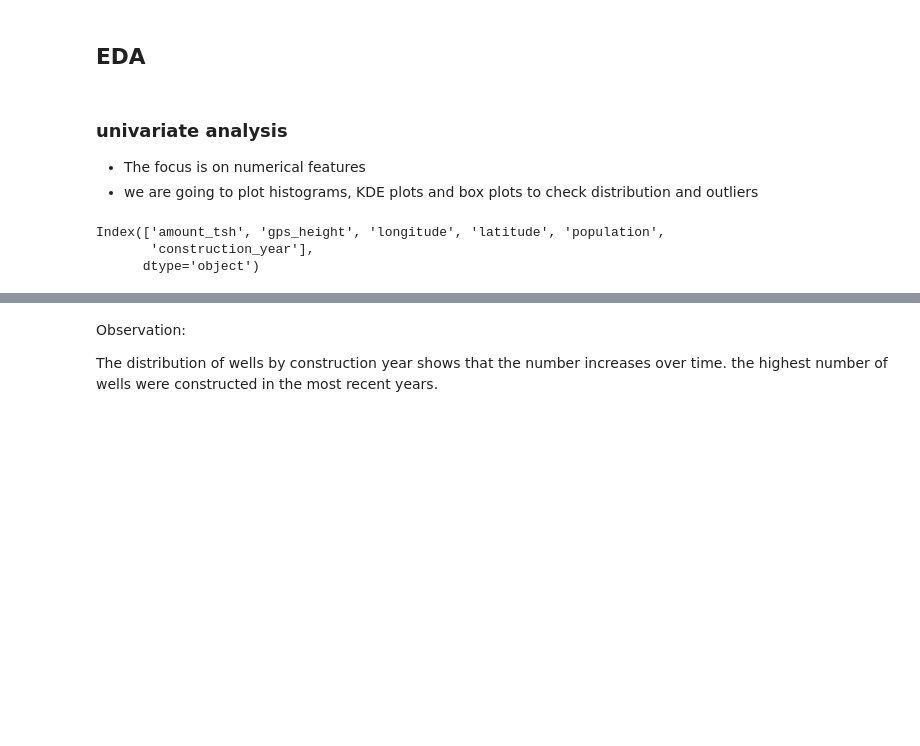
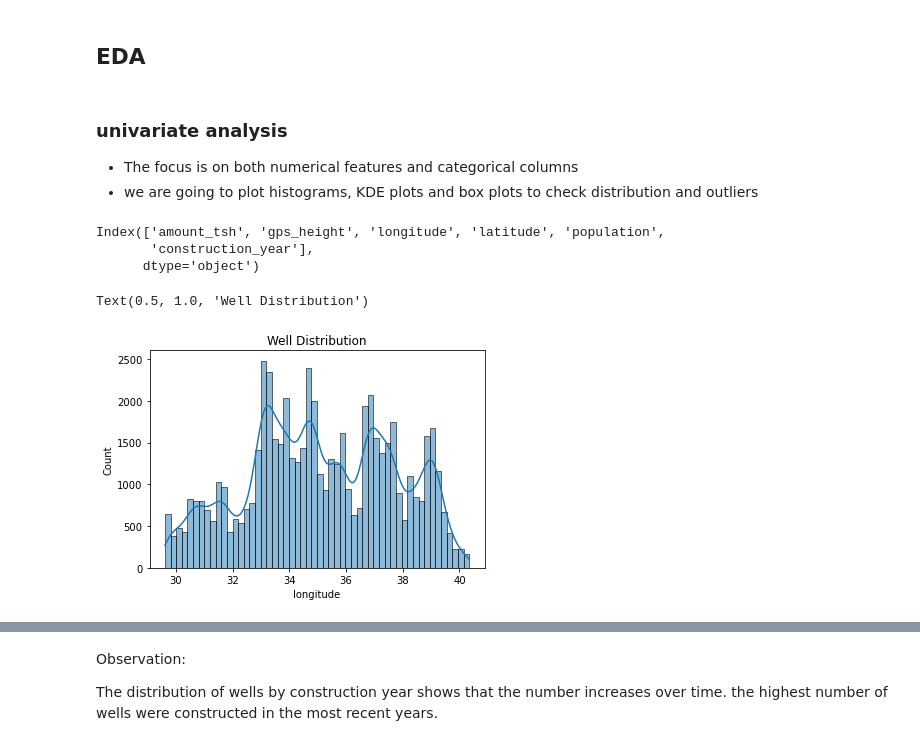
Before and after one commit to sharleneateyo/phase_3_project, a Jupyter notebook: notebook.ipynb, the cells around one changed output, grey strips where cells are left out. Cells and saved outputs as stored; diff of their text form; code cells hidden in the pictures; blank space fills up the shorter version.

```diff
--- a/notebook.ipynb
+++ b/notebook.ipynb
@@ -1188,0 +1284,3 @@ train_df.drop("waterpoint_type_group", axis= 1, inplace= True)
+# %%
+# changing latitude and longitude columns with 0 values to NaN
+train_df["longitude"] = train_df["longitude"].replace(0, np.nan)
@@ -1188,0 +1302,6 @@ train_df.drop("waterpoint_type_group", axis= 1, inplace= True)
+# %%
+#  Computing region mean longitudes (ignoring NaNs)
+region_lon_means = train_df.groupby("region")["longitude"].transform("mean")
+
+# Filling missing values with region mean
+train_df["longitude"]= train_df["longitude"].fillna(region_lon_means)
@@ -1247,23 +1381,23 @@ We may need SMOTE technique to solve the imbalance problem
 # %% [markdown]
 ### univariate analysis
 
-* The focus is on numerical features
+* The focus is on both numerical features and categorical columns
 * we are going to plot histograms, KDE plots and box plots to check distribution and outliers
+# %%
+# identifying numerival columns
+
+numeric_cols = train_df.select_dtypes(include=['int64', 'float64']).columns
+numeric_cols
+# %% [output]
+Index(['amount_tsh', 'gps_height', 'longitude', 'latitude', 'population',
+       'construction_year'],
+      dtype='object')
 # %%
-# identifying categorical columns
-
-numeric_cols = train_df.select_dtypes(include=['int64', 'float64']).columns
-numeric_cols
-
-
-
-# plt.figure(figsize=(6,4))
-# sns.histplot(train_df[col], kde=True)
-# plt.title(f"Distribution of {col}")
-# plt.show()
+plt.figure(figsize=(6,4))
+sns.histplot(train_df['longitude'], kde=True)
+plt.title(f"Well Distribution")
 # %% [output]
-Index(['amount_tsh', 'gps_height', 'longitude', 'latitude', 'population',
-       'construction_year'],
-      dtype='object')
+Text(0.5, 1.0, 'Well Distribution')
+[figure, added]
 # %%
 # gps_height distribution
```
Also changed, not shown: parts of 66 cells of this notebook.
